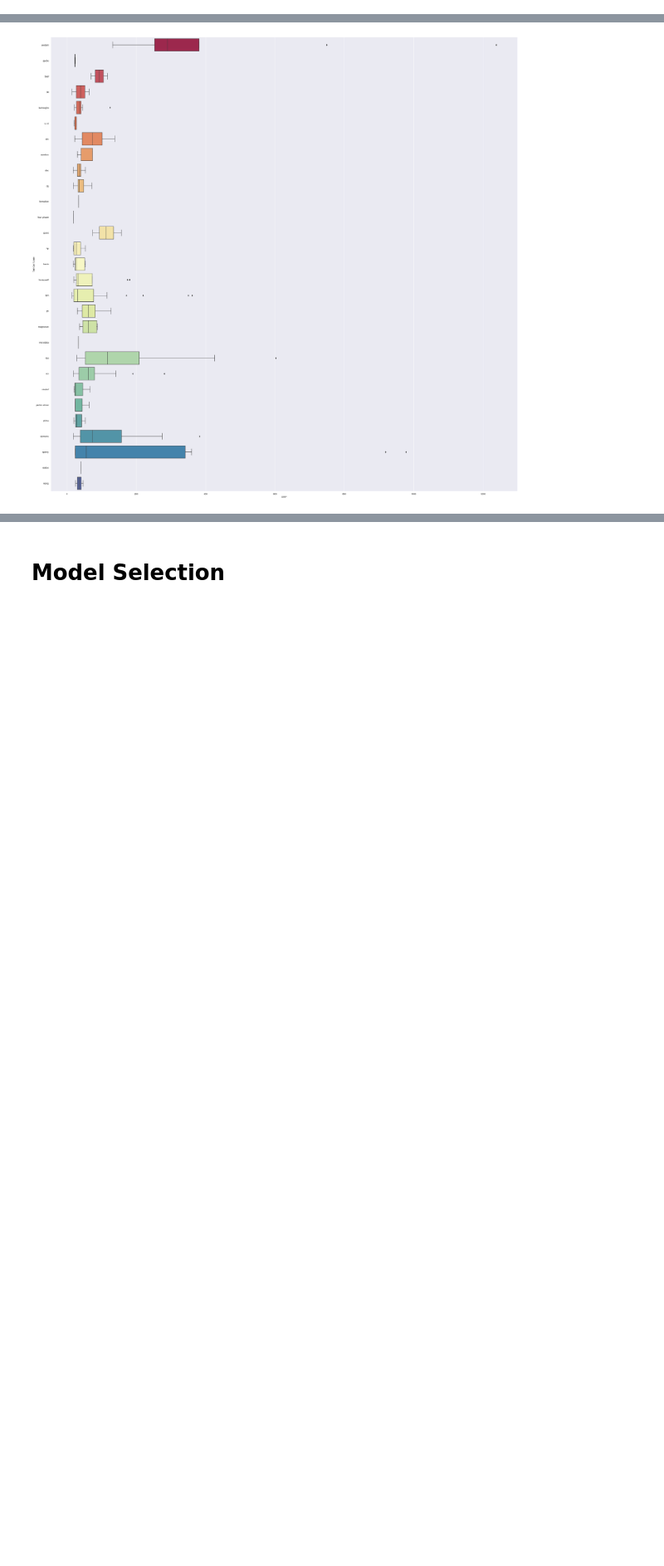
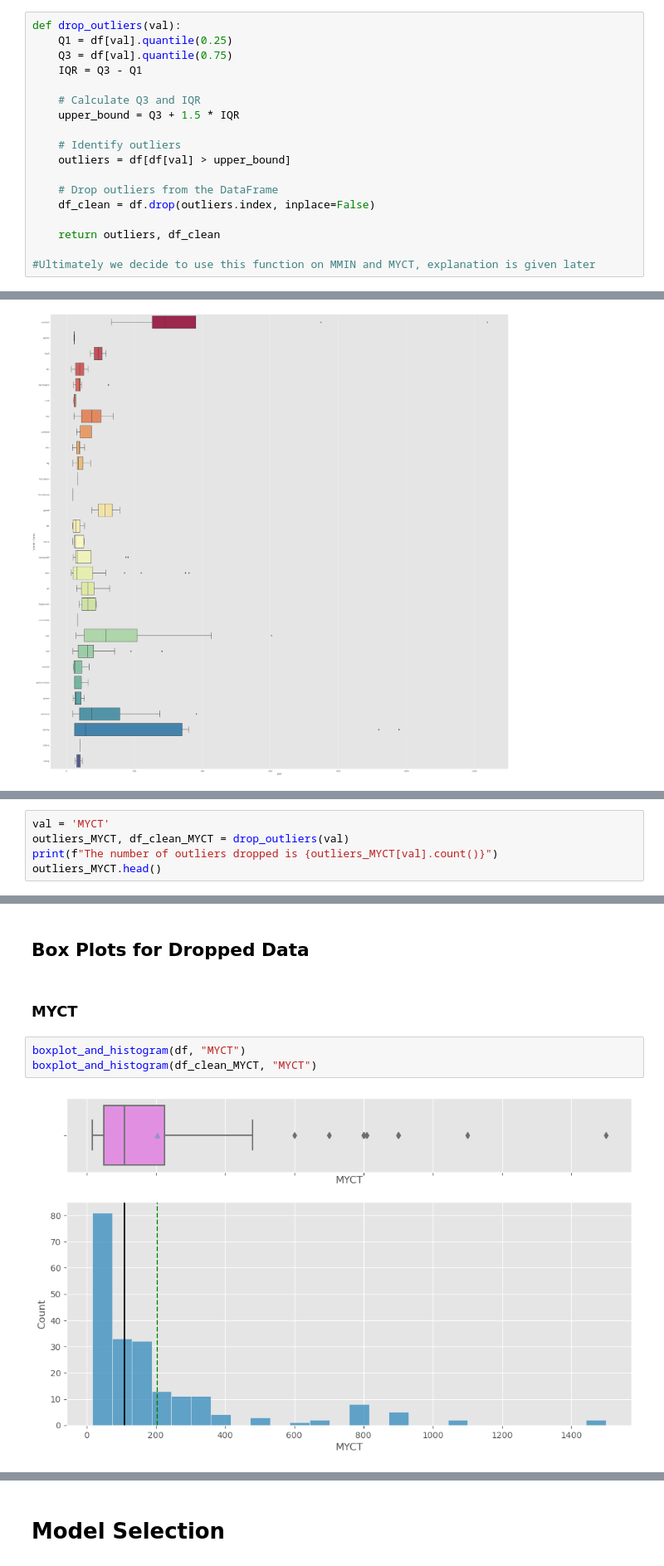
Before and after one commit to darkepacific/AAI-500-FinalTeamProject, a Jupyter notebook: AAI-500-FinalTeamProject.ipynb, the cells around one changed output, grey strips where cells are left out. Shown at 83% size. Cells and saved outputs as stored; diff of their text form; blank space fills up the shorter version.

Commit message:
Pushing dropped EDA changes

```diff
--- a/AAI-500-FinalTeamProject.ipynb
+++ b/AAI-500-FinalTeamProject.ipynb
@@ -224,3 +198,21 @@ cleaned_df
+# %%
+def drop_outliers(val):
+    Q1 = df[val].quantile(0.25)
+    Q3 = df[val].quantile(0.75)
+    IQR = Q3 - Q1
+
+    # Calculate Q3 and IQR
+    upper_bound = Q3 + 1.5 * IQR
+
+    # Identify outliers
+    outliers = df[df[val] > upper_bound]
+
+    # Drop outliers from the DataFrame
+    df_clean = df.drop(outliers.index, inplace=False)
+
+    return outliers, df_clean
+
+#Ultimately we decide to use this function on MMIN and MYCT, explanation is given later
 # %% [markdown]
 # Exploratory Data Analysis
 # %% [markdown]
@@ -439,0 +448,5 @@ plt.show()
+# %%
+val = 'MYCT'
+outliers_MYCT, df_clean_MYCT = drop_outliers(val)
+print(f"The number of outliers dropped is {outliers_MYCT[val].count()}")
+outliers_MYCT.head()
@@ -439,0 +473,9 @@ plt.show()
+# %% [markdown]
+## Box Plots for Dropped Data
+# %% [markdown]
+### MYCT
+# %%
+boxplot_and_histogram(df, "MYCT")
+boxplot_and_histogram(df_clean_MYCT, "MYCT")
+# %% [output]
+[figure, added]
```
Also changed, not shown: parts of 28 cells of this notebook.
